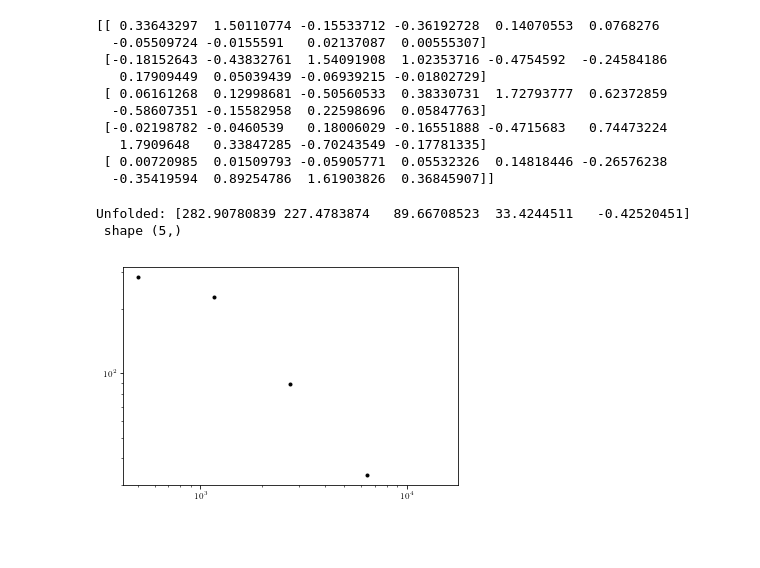
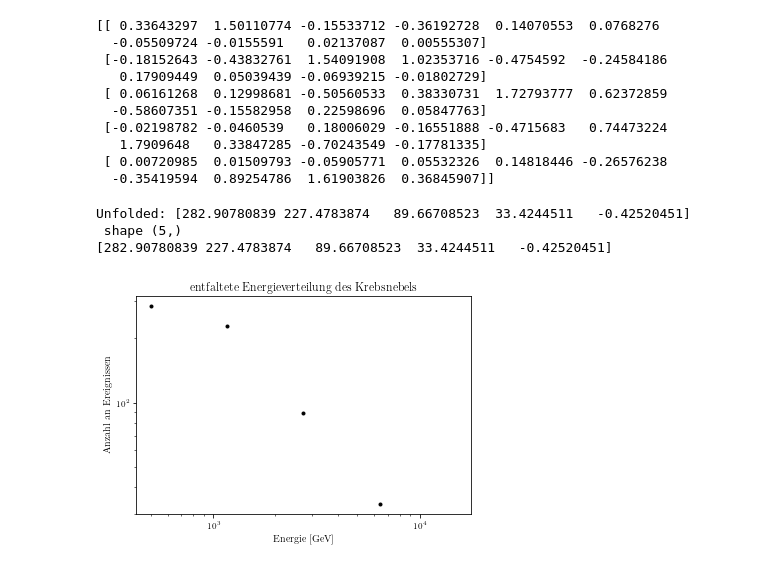
Before and after one commit to Ninilini/FP_Teilchen, a Jupyter notebook: FACT/plots/data_reading.ipynb, the cells around one changed output. Drawn from its saved outputs; the diff is of its cells as text; code cells hidden in the pictures; blank space fills up the shorter version.

```diff
--- a/FACT/plots/data_reading.ipynb
+++ b/FACT/plots/data_reading.ipynb
@@ -155,7 +155,7 @@ plt.savefig('Matrix.pdf')
 # Untergrund binnen
 plt.subplot(1,2,1)
 a = np.full_like(bkg['gamma_energy_prediction'], 0.2)
-b, bins, p = plt.hist(bkg['gamma_energy_prediction'], bins=xedge, weights=a, color='g', label='Untergrund')
+b, bins, p = plt.hist(bkg['gamma_energy_prediction'], bins=xedge, weights=a, color='g', label='Off-Events')
 plt.xscale('log')
 plt.yscale('log')
 plt.xlabel('Energie [GeV]')
@@ -163,7 +163,7 @@ plt.ylabel('Anzahl an Ereignissen')
 plt.legend()
 plt.title('Energieverteilung')
 plt.subplot(1,2,2)
-g, bins, p = plt.hist(crab_events_sel['gamma_energy_prediction'], bins=xedge, color='blue', label='Messdaten')
+g, bins, p = plt.hist(crab_events_sel['gamma_energy_prediction'], bins=xedge, color='blue', label='On-Events')
 plt.xscale('log')
 plt.yscale('log')
 plt.xlabel('Energie [GeV]')
@@ -190,12 +190,17 @@ print(inv)
 # %%
 # Naive Entfaltung
 ev = g-b
 print('Unfolded: {}\n shape {}'.format(inv.dot(ev), np.shape(inv.dot(ev))))
 plt.plot(yedge[:-1], inv.dot(ev), 'k.')
 plt.xscale('log')
 plt.yscale('log')
+plt.xlabel('Energie [GeV]')
+plt.ylabel('Anzahl an Ereignissen')
+plt.title('entfaltete Energieverteilung des Krebsnebels')
 plt.savefig('Entfaltung_1.pdf')
+fNSVD = inv@ev
 # %% [output]
 Unfolded: [282.90780839 227.4783874   89.66708523  33.4244511   -0.42520451]
  shape (5,)
+[282.90780839 227.4783874   89.66708523  33.4244511   -0.42520451]
-[figure, old version]
+[figure, new version]
```
Also changed, not shown: parts of 3 cells of this notebook.
